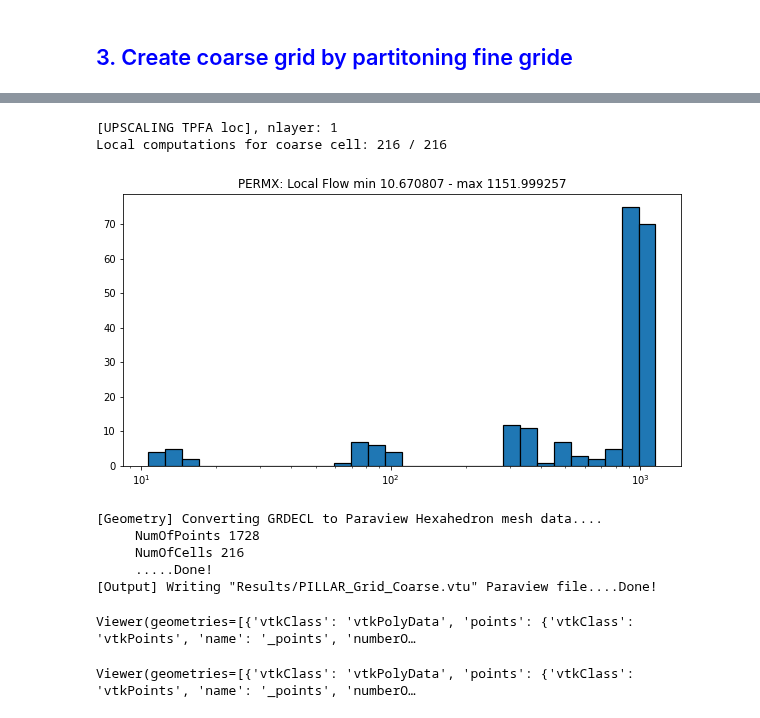
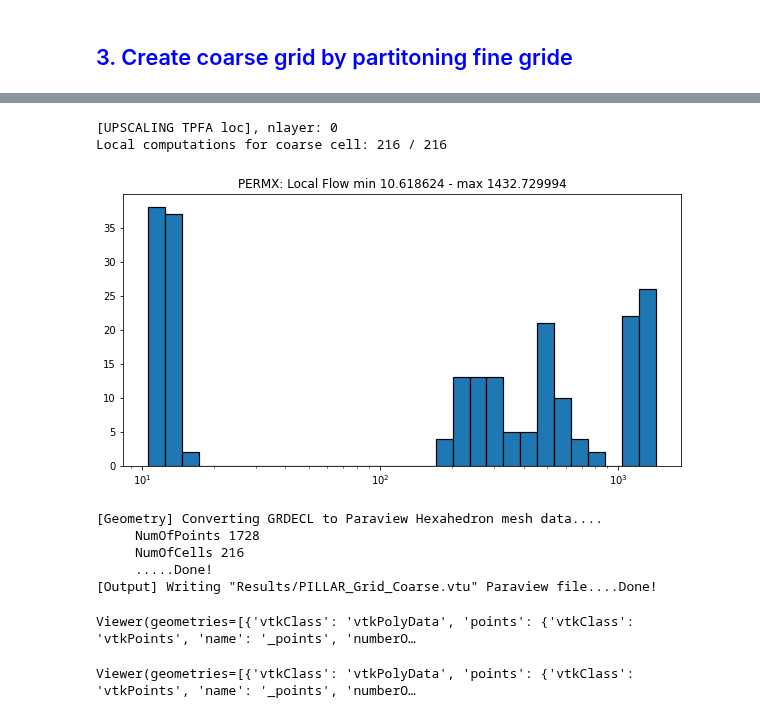
Before and after one commit to BinWang0213/PyGRDECL, a Jupyter notebook: Upscaling_Simplecrdecl.ipynb, the cells around one changed output, grey strips where cells are left out. Cells and saved outputs as stored; diff of their text form; code cells hidden in the pictures.

```diff
--- a/Upscaling_Simplecrdecl.ipynb
+++ b/Upscaling_Simplecrdecl.ipynb
@@ -150,20 +135,31 @@ Viewer(geometries=[{'vtkClass': 'vtkPolyData', 'points': {'vtkClass': 'vtkPoints
 # %%
-# 3.3 Upscaling
-Model.Upscaler.nlayer=1
-Model.Upscale_Perm('TPFA_loc')
+# # 3.3 Upscaling
+# Model.Upscaler.nlayer=0
+# Model.Upscaler.Lin_BC=True
+# Model.Upscale_Perm('TPFA_loc')
 
-# 3.3 Compute Pressure for coarse model
-Model2.compute_TPFA_Pressure(Press_inj=1,direction="i",Fault_opt=opt )
-# # Model.two_plots_scalar("Pressure").show(False)
-Model2.plot_scalar("Pressure").show()
+# # 3.3 Compute Pressure for coarse model
+# Model2.compute_TPFA_Pressure(Press_inj=1,direction="i",Fault_opt=opt )
+# # # Model.two_plots_scalar("Pressure").show(False)
+# Model2.plot_scalar("Pressure").show()
-# %% [output]
-[UPSCALING TPFA loc], nlayer: 1
-Local computations for coarse cell: 216 / 216
-[figure, removed]
-[Geometry] Converting GRDECL to Paraview Hexahedron mesh data....
-     NumOfPoints 1728
-     NumOfCells 216
-     .....Done!
-[Output] Writing "Results/PILLAR_Grid_Coarse.vtu" Paraview file....Done!
-Viewer(geometries=[{'vtkClass': 'vtkPolyData', 'points': {'vtkClass': 'vtkPoints', 'name': '_points', 'numberO…
-Viewer(geometries=[{'vtkClass': 'vtkPolyData', 'points': {'vtkClass': 'vtkPoints', 'name': '_points', 'numberO…
+# %%
+# 3.3 Upscaling
+Model.Upscaler.nlayer=0
+Model.Upscaler.Lin_BC=True
+Model.Upscale_Perm('TPFA_loc')
+
+# 3.3 Compute Pressure for coarse model
+Model2.compute_TPFA_Pressure(Press_inj=1,direction="ijk",Fault_opt=opt )
+# # Model.two_plots_scalar("Pressure").show(False)
+Model2.plot_scalar("Pressure").show()
+# %% [output]
+[UPSCALING TPFA loc], nlayer: 0
+Local computations for coarse cell: 216 / 216
+[figure, added]
+[Geometry] Converting GRDECL to Paraview Hexahedron mesh data....
+     NumOfPoints 1728
+     NumOfCells 216
+     .....Done!
+[Output] Writing "Results/PILLAR_Grid_Coarse.vtu" Paraview file....Done!
+Viewer(geometries=[{'vtkClass': 'vtkPolyData', 'points': {'vtkClass': 'vtkPoints', 'name': '_points', 'numberO…
+Viewer(geometries=[{'vtkClass': 'vtkPolyData', 'points': {'vtkClass': 'vtkPoints', 'name': '_points', 'numberO…
```
Also changed, not shown: parts of 7 cells of this notebook, 3 other files.
